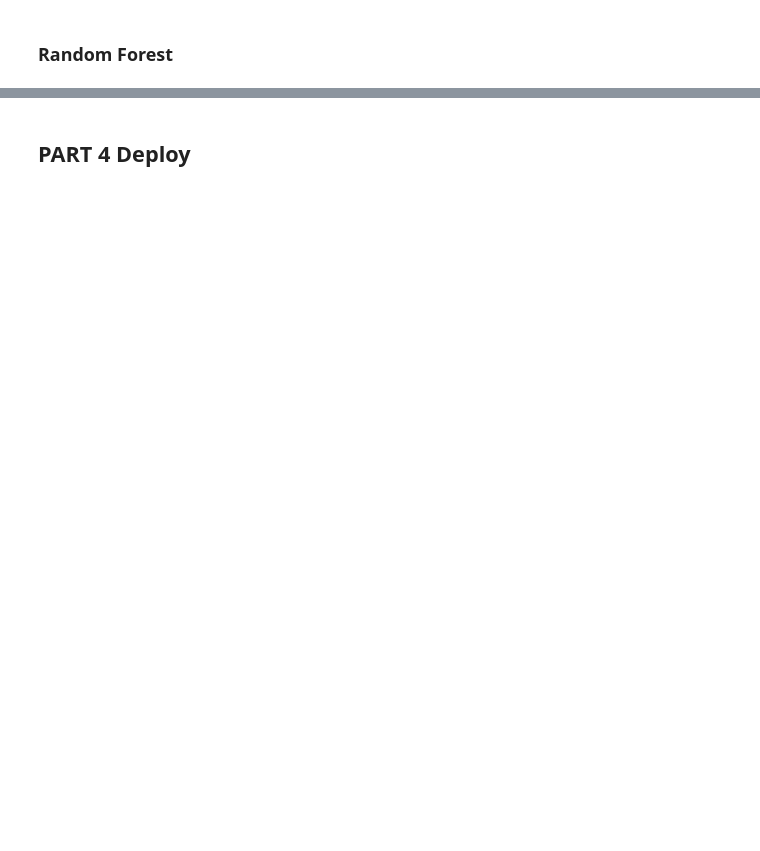
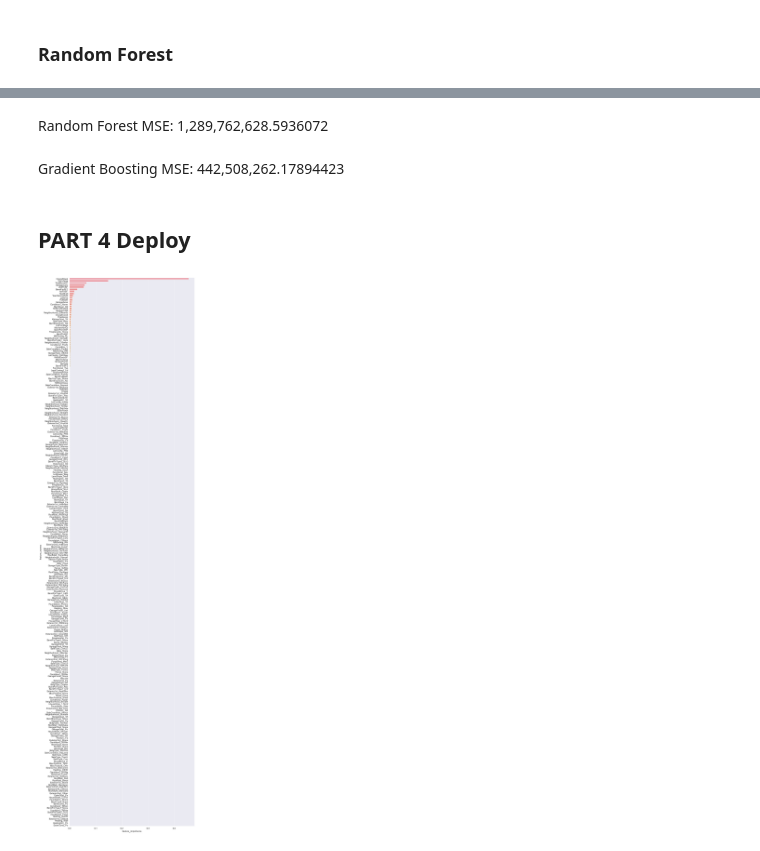
Before and after one commit to smluv4ever/DSProject2_HousePrice, a Jupyter notebook: HousePrice.ipynb, the cells around one changed output, grey strips where cells are left out. Saved outputs shown, nothing was run; the diff lists cells and outputs as text; code cells hidden in the pictures; blank space fills up the shorter version.

```diff
--- a/HousePrice.ipynb
+++ b/HousePrice.ipynb
@@ -379,7 +351,0 @@ from sklearn.linear_model import Ridge
-# %%
-ridge = Ridge(alpha=1)
-ridge.fit(X_train,y_train)
-
-mse=cross_val_score(ridge,X,y,scoring='neg_mean_squared_error',cv=5)
-mean_mse=np.mean(mse)
-print('mean_mse: {}'.format(mean_mse))
@@ -392,7 +351,0 @@ from sklearn.linear_model import Lasso
-# %%
-lasso = Lasso(alpha=0.001)
-lasso.fit(X_train,y_train)
-
-mse=cross_val_score(lasso,X,y,scoring='neg_mean_squared_error',cv=5)
-mean_mse=np.mean(mse)
-print('mean_mse: {}'.format(mean_mse))
@@ -413,0 +367,3 @@ mean_mse: -1389002562.8712327
+# %%
+rfc = RandomForestClassifier(n_estimators=1400)
+rfc.fit(X_train,y_train)
@@ -422,0 +382,3 @@ mean_mse: -3232158009.8472605
+# %%
+gb = GradientBoostingRegressor(n_estimators=1400)
+gb.fit(X_train,y_train)
@@ -423,2 +397,6 @@ mean_mse: -3232158009.8472605
+# %% [markdown]
+Random Forest MSE: 1,289,762,628.5936072
+# %% [markdown]
+Gradient Boosting MSE:  442,508,262.17894423
 # %% [markdown]
 ## PART 4 Deploy
@@ -424,0 +409,26 @@ mean_mse: -3232158009.8472605
+# %%
+#feeature importances
+def plot_feature_importance(feature,col):
+    #create arrays from feature and col
+    feature_importance = np.array(feature)
+    feature_names = np.array(col)
+
+    #create DataFrame using a dictionary
+    data={
+        'feature_importance':feature_importance,
+        'feature_names':feature_names
+    }
+    fi_df = pd.DataFrame(data)
+
+    #sort fi_df in order descending feature importance
+    fi_df.sort_values(by=['feature_importance'],ascending=False,inplace=True)
+
+    #add chart
+    plt.figure(figsize=(10,45))
+    sns.barplot(x=fi_df['feature_importance'],y=fi_df['feature_names'])
+
+
+sns.set_style('darkgrid')
+plot_feature_importance(gb.feature_importances_,test_filled.columns)
+# %% [output]
+[figure, added]
```
Also changed, not shown: parts of 34 cells of this notebook, 2 other files.
